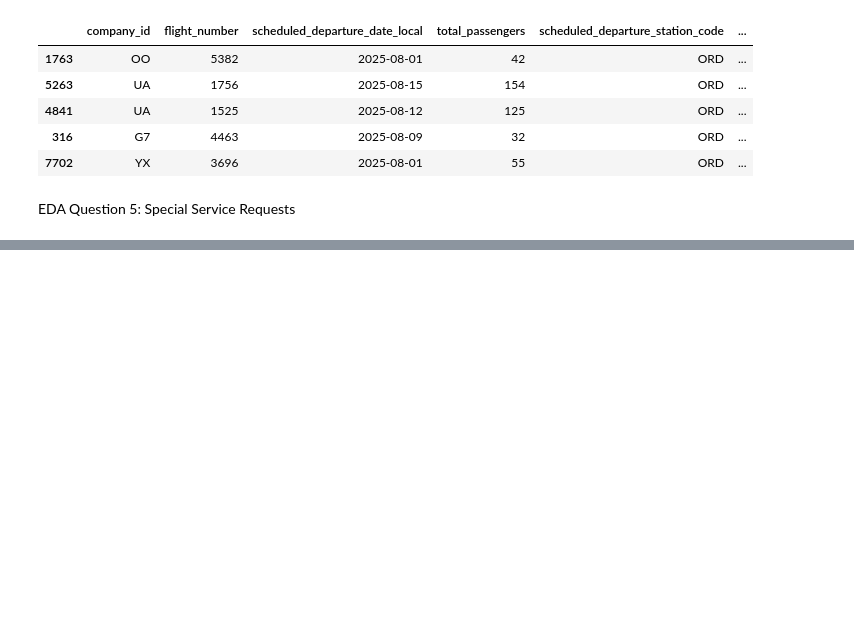
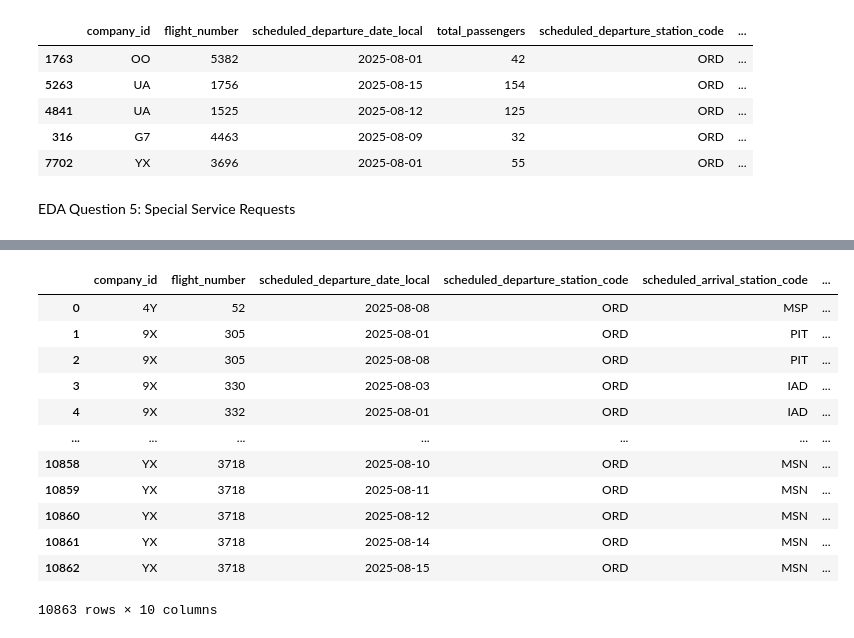
Before and after one commit to Shauray018/UnitedAirlinesAssignment, a Jupyter notebook: exploratory_data_analysis.ipynb, the cells around one changed output, grey strips where cells are left out. Cells and saved outputs as stored; diff of their text form; code cells hidden in the pictures; blank space fills up the shorter version.

```diff
--- a/exploratory_data_analysis.ipynb
+++ b/exploratory_data_analysis.ipynb
@@ -487,0 +691,16 @@ Correlation coefficient (after removing outliers): 0.1158
+# %%
+bag_summary
+# %% [output]
+|  | company_id | flight_number | scheduled_departure_date_local | scheduled_departure_station_code | scheduled_arrival_station_code | ... |
+| 0 | 4Y | 52 | 2025-08-08 | ORD | MSP | ... |
+| 1 | 9X | 305 | 2025-08-01 | ORD | PIT | ... |
+| 2 | 9X | 305 | 2025-08-08 | ORD | PIT | ... |
+| 3 | 9X | 330 | 2025-08-03 | ORD | IAD | ... |
+| 4 | 9X | 332 | 2025-08-01 | ORD | IAD | ... |
+| ... | ... | ... | ... | ... | ... | ... |
+| 10858 | YX | 3718 | 2025-08-10 | ORD | MSN | ... |
+| 10859 | YX | 3718 | 2025-08-11 | ORD | MSN | ... |
+| 10860 | YX | 3718 | 2025-08-12 | ORD | MSN | ... |
+| 10861 | YX | 3718 | 2025-08-14 | ORD | MSN | ... |
+| 10862 | YX | 3718 | 2025-08-15 | ORD | MSN | ... |
+10863 rows × 10 columns
```
Also changed, not shown: parts of 4 cells of this notebook, 1 other file.
